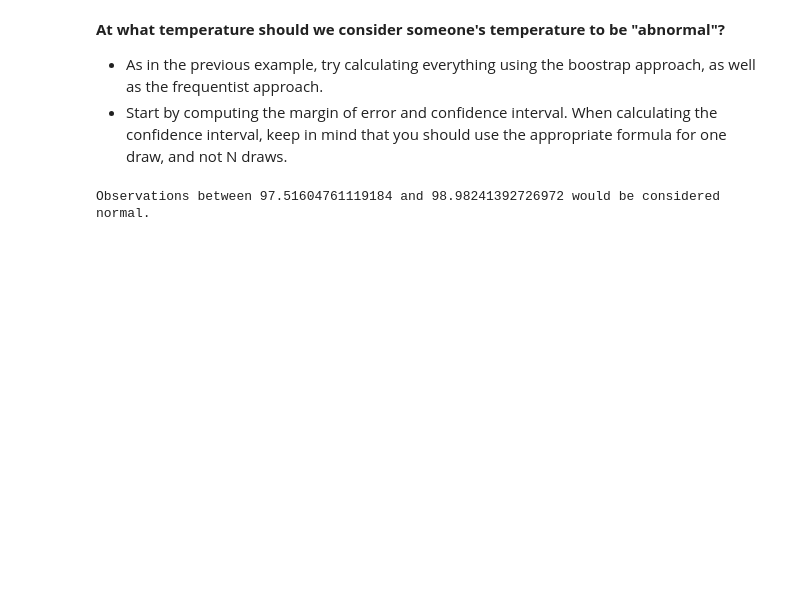
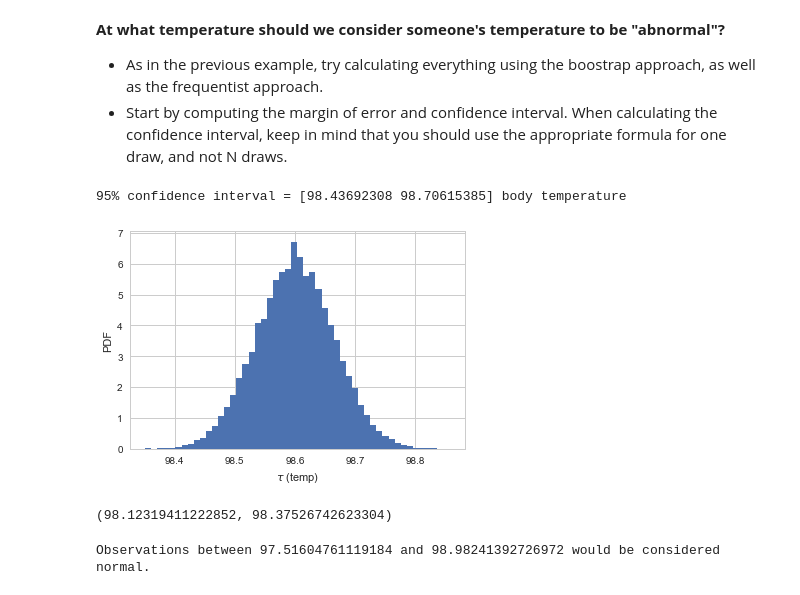
Before and after one commit to pmleffers/Springboard_Mini-Projects, a Jupyter notebook: sliderule_dsi_inferential_statistics_exercise_1.ipynb, the cells around one changed output. Saved outputs shown, nothing was run; the diff lists cells and outputs as text; code cells hidden in the pictures; blank space fills up the shorter version.

```diff
--- a/sliderule_dsi_inferential_statistics_exercise_1.ipynb
+++ b/sliderule_dsi_inferential_statistics_exercise_1.ipynb
@@ -431,6 +439,30 @@ t-statistic: -5.4548232923645195   p-value: 2.4106320415561276e-07
 **At what temperature should we consider someone's temperature to be "abnormal"?**
 - As in the previous example, try calculating everything using the boostrap approach, as well as the frequentist approach.
 - Start by computing the margin of error and confidence interval. When calculating the confidence interval, keep in mind that you should use the appropriate formula for one draw, and not N draws.
+# %%
+# Compute the 95% confidence interval: conf_int
+conf_int = np.percentile(bs_replicates, [.5, 95])
+
+# Print the confidence interval
+print('95% confidence interval =', conf_int, 'body temperature')
+
+# Plot the histogram of the replicates
+_ = plt.hist(bs_replicates, bins=50, normed=True)
+_ = plt.xlabel(r'$\tau$ (temp)')
+_ = plt.ylabel('PDF')
+
+# Show the plot
+plt.show()
+# %% [output]
+95% confidence interval = [98.43692308 98.70615385] body temperature
+[figure, added]
+# %%
+margin_error=1.96*df.temperature.std()/np.sqrt(df.temperature.count())
+upper_bound=df.temperature.mean()+margin_error
+lower_bound=df.temperature.mean()-margin_error
+(lower_bound,upper_bound)
+# %% [output]
+(98.12319411222852, 98.37526742623304)
 # %%
 lower_bound=df.temperature.mean()-df.temperature.std()
 upper_bound=df.temperature.mean()+df.temperature.std()
```
Also changed, not shown: parts of 17 cells of this notebook.
